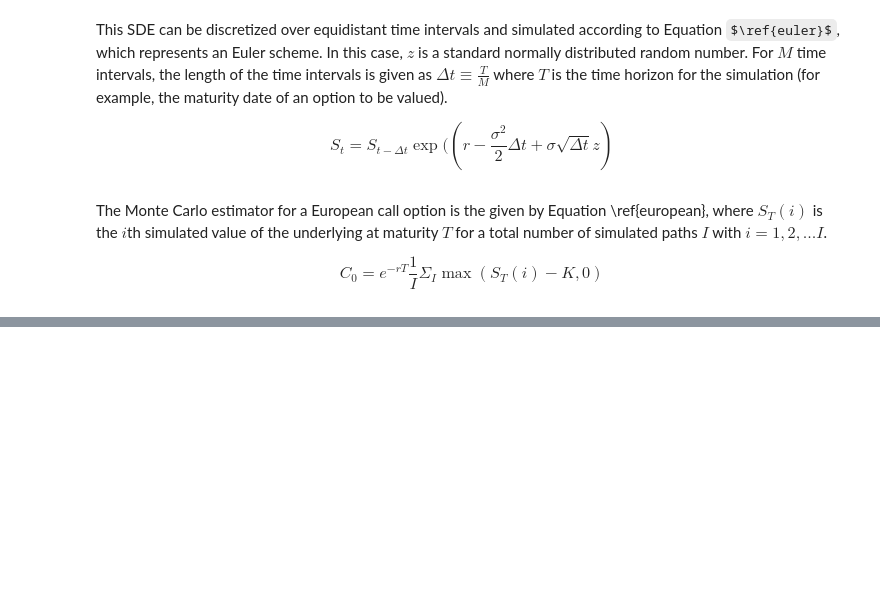
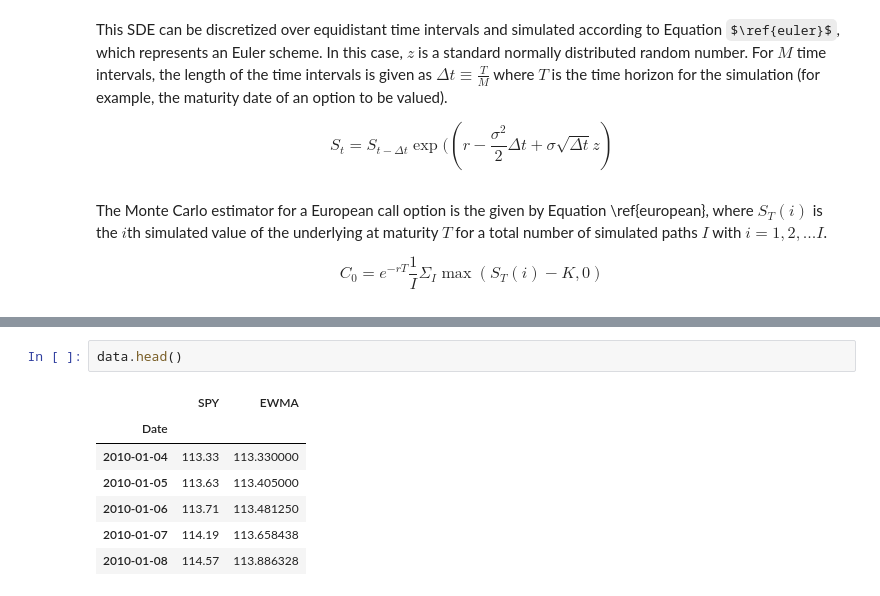
Before and after one commit to JayGwod/python4finance, a Jupyter notebook: 10-performance-python.ipynb, the cells around one changed output, grey strips where cells are left out. Drawn from its saved outputs; the diff is of its cells as text; some formulas as TeX source; blank space fills up the shorter version.

```diff
--- a/10-performance-python.ipynb
+++ b/10-performance-python.ipynb
@@ -915,0 +1133,10 @@ C_0 = e^{-rT} \frac{1}{I} \Sigma_I \max (S_T(i) - K, 0) \label{european}
+# %%
+data.head()
+# %% [output]
+|  | SPY | EWMA |
+| Date |  |  |
+| 2010-01-04 | 113.33 | 113.330000 |
+| 2010-01-05 | 113.63 | 113.405000 |
+| 2010-01-06 | 113.71 | 113.481250 |
+| 2010-01-07 | 114.19 | 113.658438 |
+| 2010-01-08 | 114.57 | 113.886328 |
```
Also changed, not shown: parts of 79 cells of this notebook.
